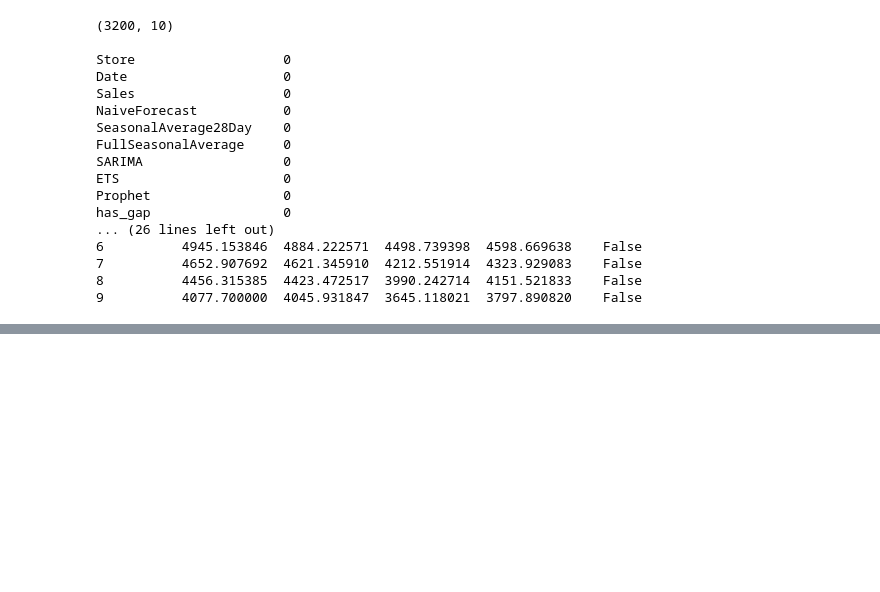
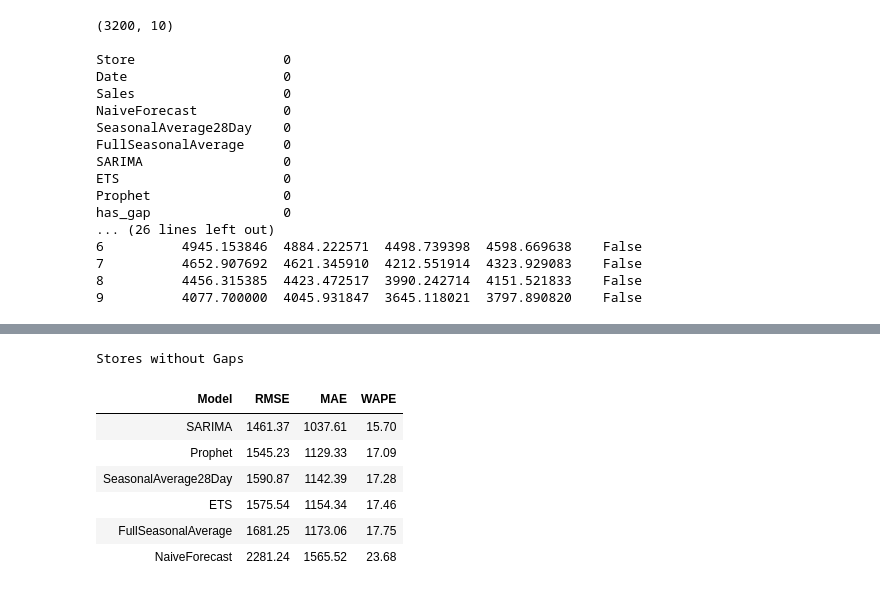
Before and after one commit to corbin-saunders/sales-forecasting-project, a Jupyter notebook: notebooks/03_classical_models.ipynb, the cells around one changed output, grey strips where cells are left out. Cells and saved outputs as stored; diff of their text form; code cells hidden in the pictures; blank space fills up the shorter version.

```diff
--- a/notebooks/03_classical_models.ipynb
+++ b/notebooks/03_classical_models.ipynb
@@ -722,0 +787,11 @@ has_gap                 0
+# %%
+non_gap_results_df.sort_values('WAPE').style.hide(axis='index').format(precision=2).set_caption("Stores without Gaps")
+# %% [output]
+Stores without Gaps
+| Model | RMSE | MAE | WAPE |
+| SARIMA | 1461.37 | 1037.61 | 15.70 |
+| Prophet | 1545.23 | 1129.33 | 17.09 |
+| SeasonalAverage28Day | 1590.87 | 1142.39 | 17.28 |
+| ETS | 1575.54 | 1154.34 | 17.46 |
+| FullSeasonalAverage | 1681.25 | 1173.06 | 17.75 |
+| NaiveForecast | 2281.24 | 1565.52 | 23.68 |
```
Also changed, not shown: parts of 5 cells of this notebook.
